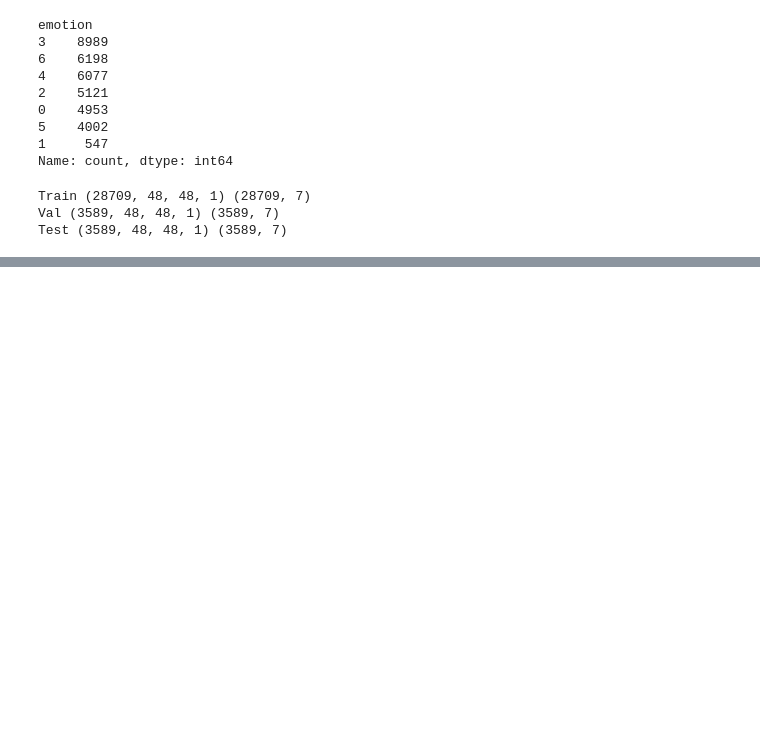
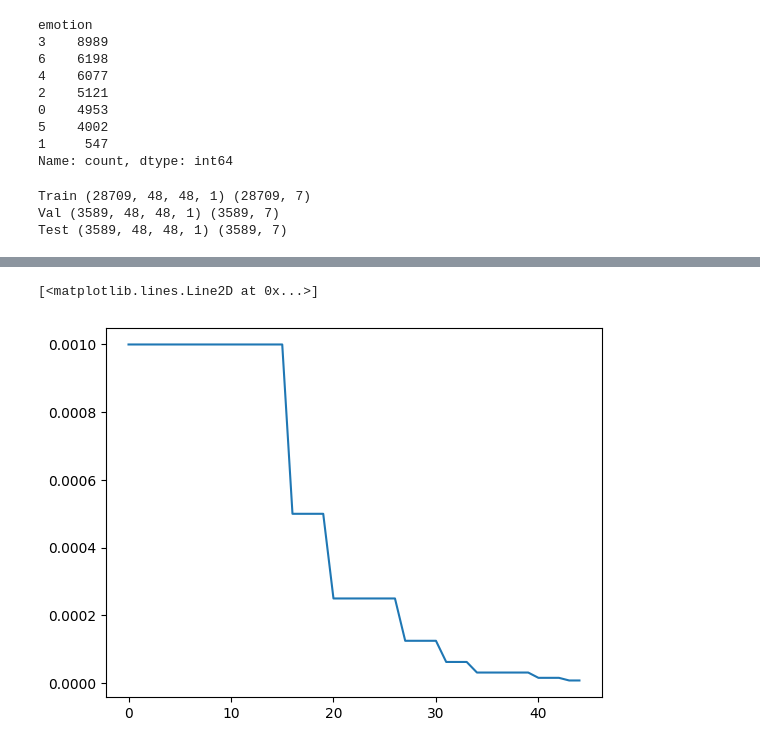
Before and after one commit to KapurPandey/AI_SEM5, a Jupyter notebook: face.ipynb, the cells around one changed output, grey strips where cells are left out. Saved outputs shown, nothing was run; the diff lists cells and outputs as text; code cells hidden in the pictures; blank space fills up the shorter version.

```diff
--- a/face.ipynb
+++ b/face.ipynb
@@ -237,3 +308,8 @@ WARNING:absl:You are saving your model as an HDF5 file via `model.save()` or `ke
+# %%
+plt.plot(history.history['learning_rate'])
+# %% [output]
+[<matplotlib.lines.Line2D at 0x...>]
+[figure, added]
 # %%
 emotion_labels = [
     "Angry",
```
Also changed, not shown: parts of 15 cells of this notebook, 1 other file.
